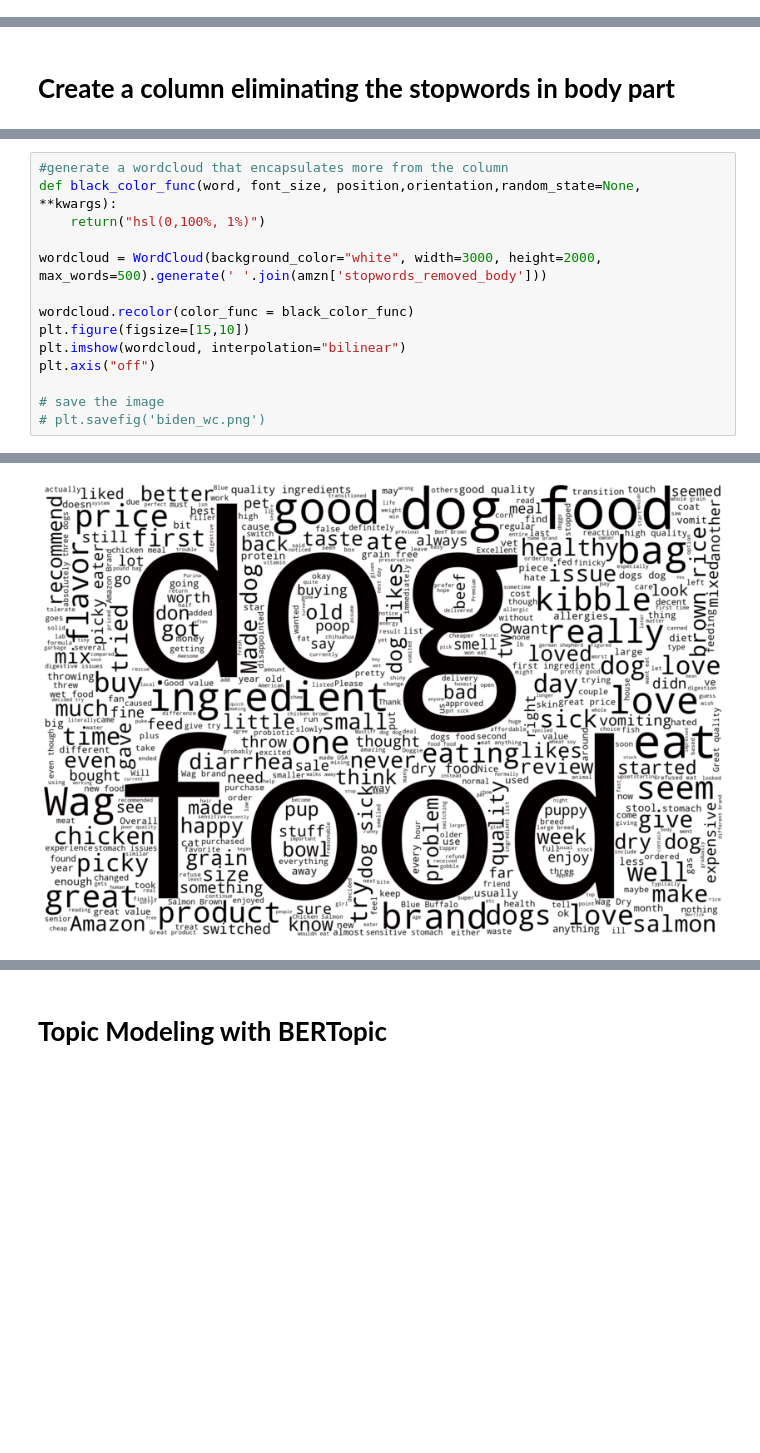
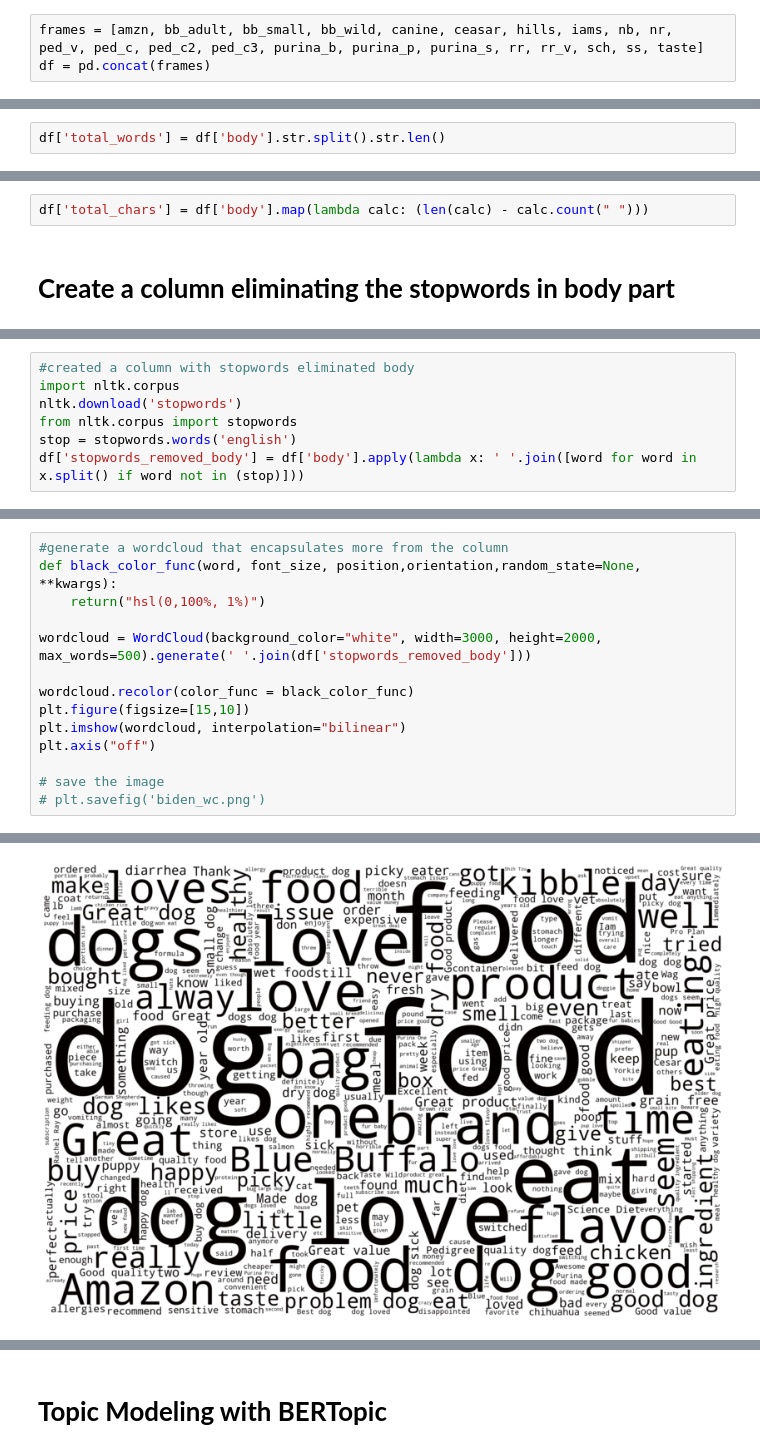
Before and after one commit to azizamirsaidova/datadive, a Jupyter notebook: Emerging_Data_NLP_Analysis.ipynb, the cells around one changed output, grey strips where cells are left out. Cells and saved outputs as stored; diff of their text form; blank space fills up the shorter version.

```diff
--- a/Emerging_Data_NLP_Analysis.ipynb
+++ b/Emerging_Data_NLP_Analysis.ipynb
@@ -57,0 +64,3 @@ taste = pd.read_json('Taste-Wild-Protein-Prairie-Premium2021-12-16 07_28_14Z.jso
+# %%
+frames = [amzn, bb_adult, bb_small, bb_wild, canine, ceasar, hills, iams, nb, nr, ped_v, ped_c, ped_c2, ped_c3, purina_b, purina_p, purina_s, rr, rr_v, sch, ss, taste]
+df = pd.concat(frames)
@@ -84,2 +73,4 @@ taste['total_words'] = taste['body'].str.split().str.len()
+# %%
+df['total_words'] = df['body'].str.split().str.len()
 # %% [markdown]
 # **Create a column calculating the total characters excluding the space**
@@ -110,2 +77,4 @@ taste['total_char'] = taste['body'].map(lambda calc: (len(calc) - calc.count(" "
+# %%
+df['total_chars'] = df['body'].map(lambda calc: (len(calc) - calc.count(" ")))
 # %% [markdown]
 # **Create a column eliminating the stopwords in body part**
@@ -143,0 +81,7 @@ taste['stopwords_removed_body'] = taste['body'].apply(lambda x: ' '.join([word f
+# %%
+#created a column with stopwords eliminated body
+import nltk.corpus
+nltk.download('stopwords')
+from nltk.corpus import stopwords
+stop = stopwords.words('english')
+df['stopwords_removed_body'] = df['body'].apply(lambda x: ' '.join([word for word in x.split() if word not in (stop)]))
@@ -178,17 +117,17 @@ plt.imshow(wordcloud)
 # %%
 #generate a wordcloud that encapsulates more from the column
 def black_color_func(word, font_size, position,orientation,random_state=None, **kwargs):
     return("hsl(0,100%, 1%)")
 
-wordcloud = WordCloud(background_color="white", width=3000, height=2000, max_words=500).generate(' '.join(amzn['stopwords_removed_body']))
+wordcloud = WordCloud(background_color="white", width=3000, height=2000, max_words=500).generate(' '.join(df['stopwords_removed_body']))
 
 wordcloud.recolor(color_func = black_color_func)
 plt.figure(figsize=[15,10])
 plt.imshow(wordcloud, interpolation="bilinear")
 plt.axis("off")
 
 # save the image
 # plt.savefig('biden_wc.png')
 # %% [output]
 (-0.5, 2999.5, 1999.5, -0.5)
-[figure, old version]
+[figure, new version]
```
Also changed, not shown: parts of 49 cells of this notebook.
